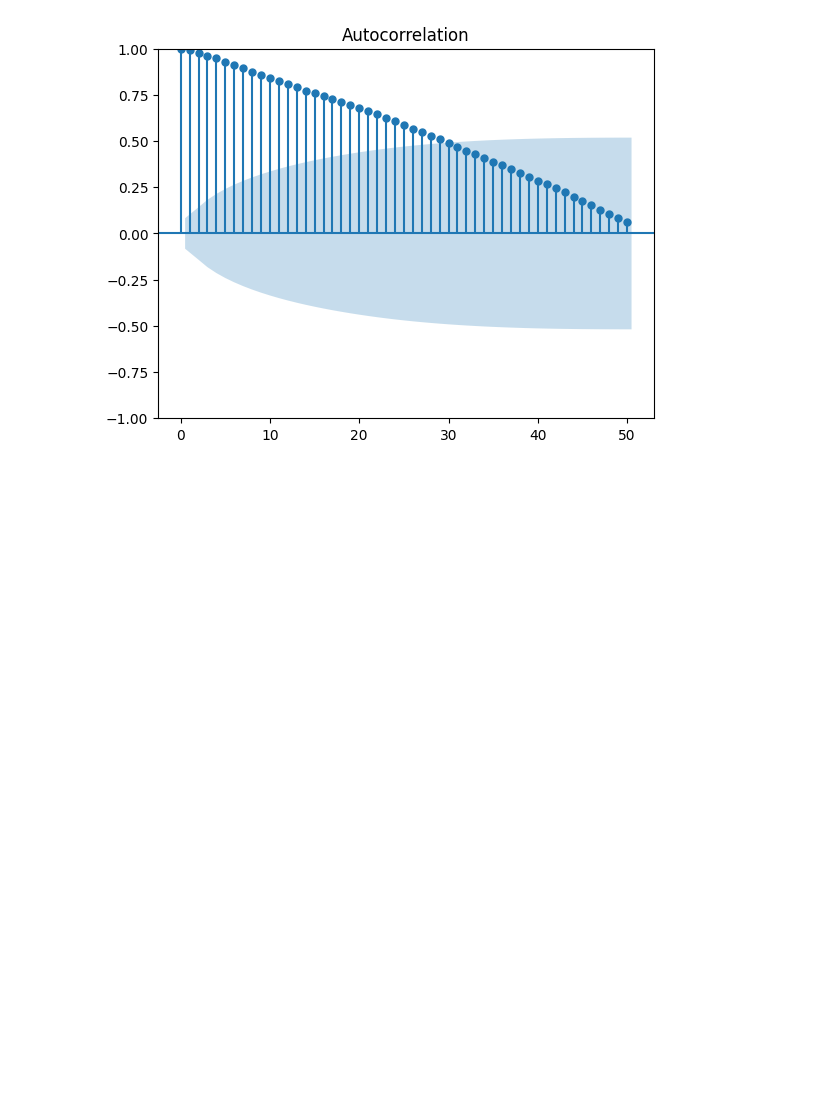
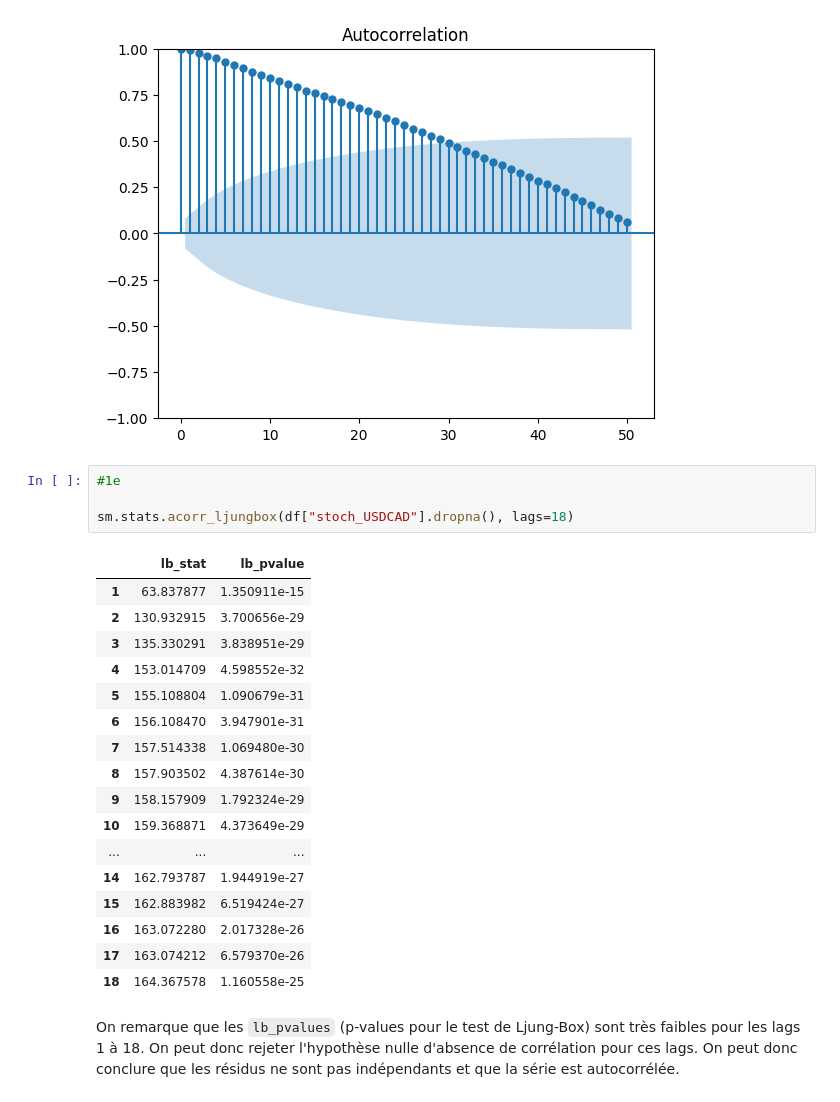
Before and after one commit to Thomas4390/econometrics_tp1, a Jupyter notebook: tp1.ipynb, the cells around one changed output. Saved outputs shown, nothing was run; the diff lists cells and outputs as text; blank space fills up the shorter version.

```diff
--- a/tp1.ipynb
+++ b/tp1.ipynb
@@ -147,3 +147,27 @@ sm.graphics.tsa.plot_acf(df["stoch_USDCAD"].dropna(), lags=50);
 sm.graphics.tsa.plot_acf(df["res"].dropna(), lags=50);
 # %% [output]
 [figure]
+# %%
+#1e
+
+sm.stats.acorr_ljungbox(df["stoch_USDCAD"].dropna(), lags=18)
+# %% [output]
+|  | lb_stat | lb_pvalue |
+| 1 | 63.837877 | 1.350911e-15 |
+| 2 | 130.932915 | 3.700656e-29 |
+| 3 | 135.330291 | 3.838951e-29 |
+| 4 | 153.014709 | 4.598552e-32 |
+| 5 | 155.108804 | 1.090679e-31 |
+| 6 | 156.108470 | 3.947901e-31 |
+| 7 | 157.514338 | 1.069480e-30 |
+| 8 | 157.903502 | 4.387614e-30 |
+| 9 | 158.157909 | 1.792324e-29 |
+| 10 | 159.368871 | 4.373649e-29 |
+| ... | ... | ... |
+| 14 | 162.793787 | 1.944919e-27 |
+| 15 | 162.883982 | 6.519424e-27 |
+| 16 | 163.072280 | 2.017328e-26 |
+| 17 | 163.074212 | 6.579370e-26 |
+| 18 | 164.367578 | 1.160558e-25 |
+# %% [markdown]
+On remarque que les `lb_pvalues` (p-values pour le test de Ljung-Box) sont très faibles pour les lags 1 à 18. On peut donc rejeter l'hypothèse nulle d'absence de corrélation pour ces lags. On peut donc conclure que les résidus ne sont pas indépendants et que la série est autocorrélée.
```
